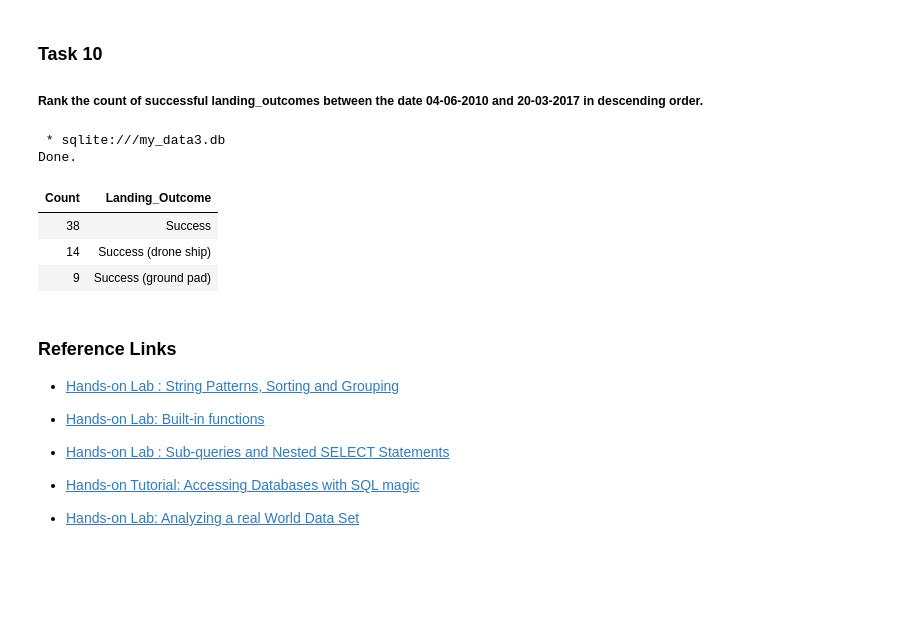
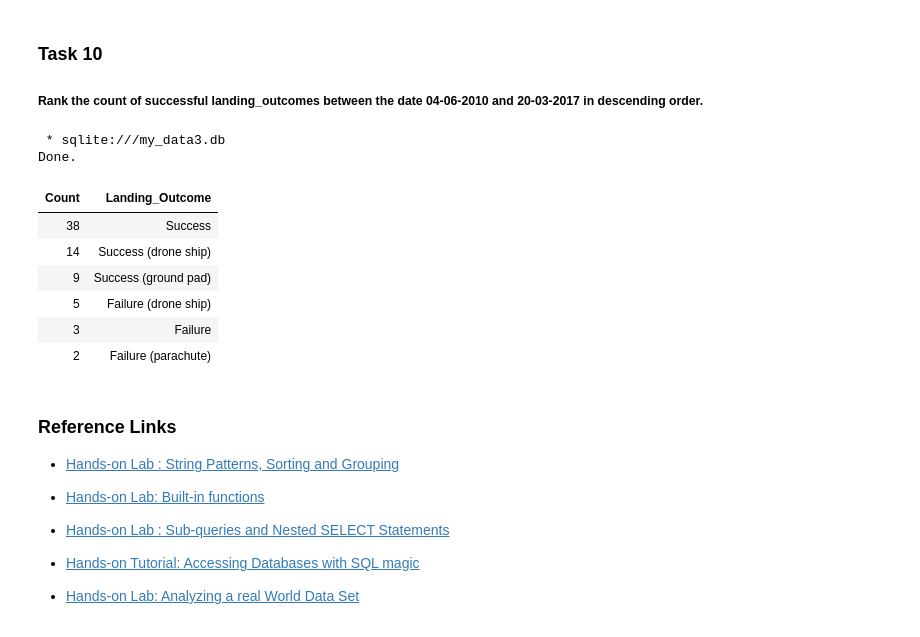
Before and after one commit to AnyoneCanModel/IBM_Capstone, a Jupyter notebook: STEP 4_jupyter-labs-eda-sql-coursera_sqllite.ipynb, the cells around one changed output. Drawn from its saved outputs; the diff is of its cells as text; code cells hidden in the pictures; blank space fills up the shorter version.

```diff
--- a/STEP 4_jupyter-labs-eda-sql-coursera_sqllite.ipynb
+++ b/STEP 4_jupyter-labs-eda-sql-coursera_sqllite.ipynb
@@ -244,14 +271,17 @@ Done.
 # %%
 %%sql
 
-select count([Landing_Outcome]) as Count, [Landing_Outcome]from SPACEXTBL  where [Landing_Outcome] Like 'Succ%' and [Date] > '04-06-2010' < '20-03-2017' group by [Landing_Outcome] order by Count desc
+select count([Landing_Outcome]) as Count, [Landing_Outcome]from SPACEXTBL  where [Landing_Outcome] Like 'Succ%' or [Landing_Outcome] like '%fail%' and [Date] > '04-06-2010' < '20-03-2017' group by [Landing_Outcome] order by Count desc
 # %% [output]
  * sqlite:///my_data3.db
 Done.
 | Count | Landing_Outcome |
 | 38 | Success |
 | 14 | Success (drone ship) |
 | 9 | Success (ground pad) |
+| 5 | Failure (drone ship) |
+| 3 | Failure |
+| 2 | Failure (parachute) |
 # %% [markdown]
 ### Reference Links
 
```
Also changed, not shown: parts of 3 cells of this notebook, 2 other files.
